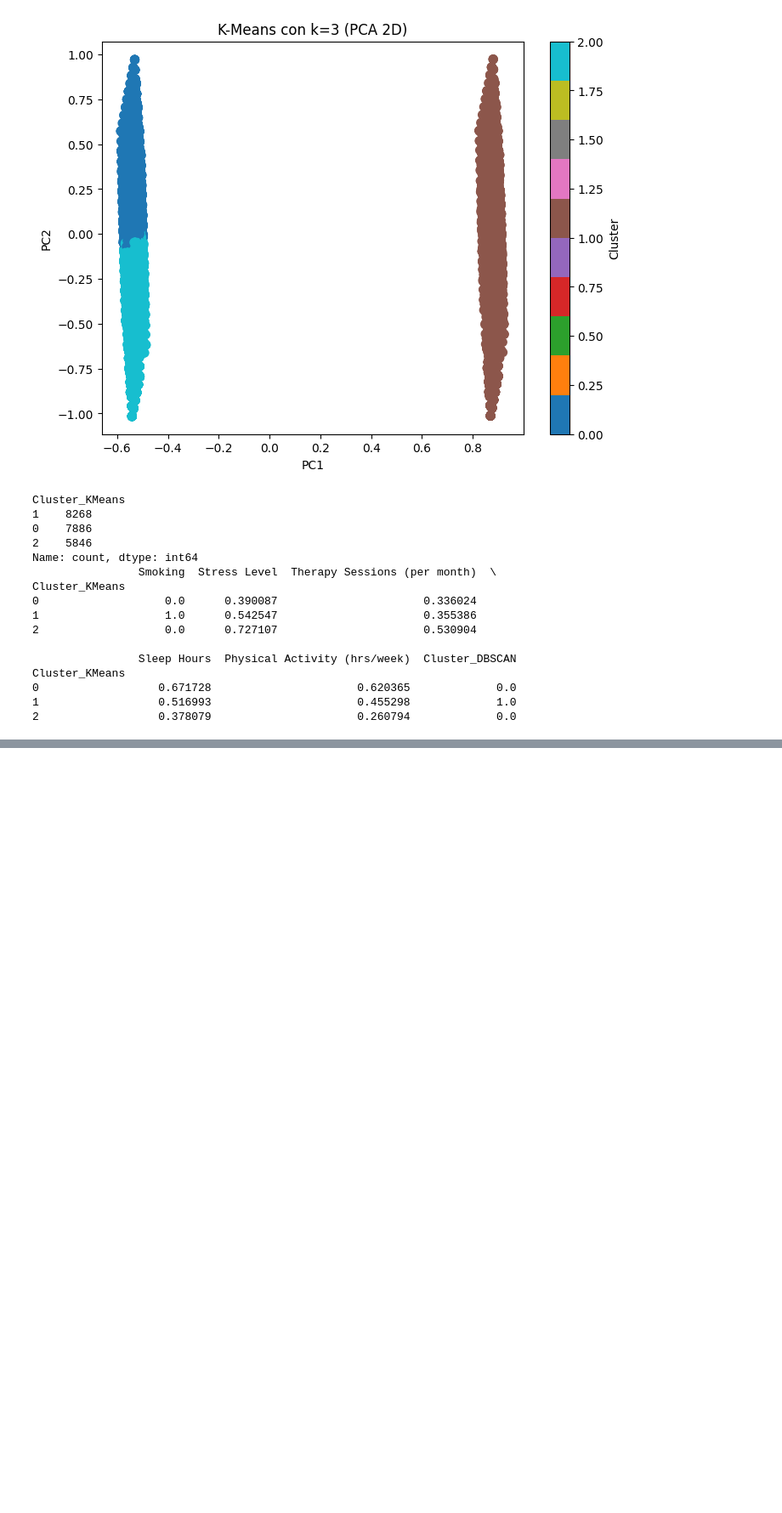
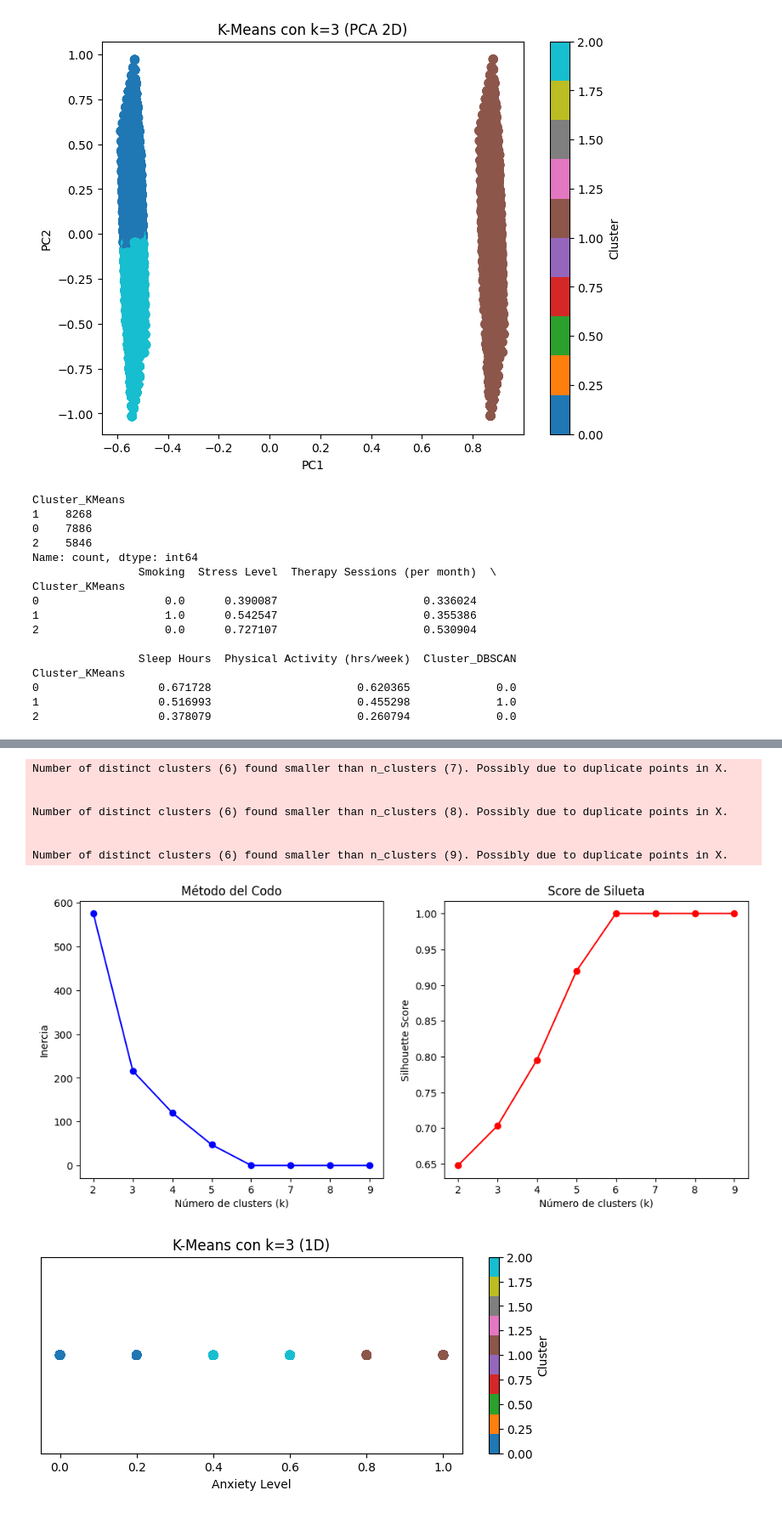
Before and after one commit to D2Giraldot/Anxiety_HMM_TdG, a Jupyter notebook: data-science-project/notebooks/DataLab4.ipynb, the cells around one changed output, grey strips where cells are left out. Shown at 85% size. Cells and saved outputs as stored; diff of their text form; code cells hidden in the pictures; blank space fills up the shorter version.

```diff
--- a/data-science-project/notebooks/DataLab4.ipynb
+++ b/data-science-project/notebooks/DataLab4.ipynb
@@ -565,0 +661,8 @@ La estructura porcentual del riesgo es: [0.23296513 0.21296423 0.22196463 0.1565
+# %%
+cols = [
+    'Anxiety Level'
+]
+
+# Filtra solo las columnas que existen en df_XDB_ID
+cols_exist = [col for col in cols if col in df_XDB_ID.columns]
+df_anx  = df_XDB_ID[cols_exist].copy()
@@ -565,0 +775,67 @@ La estructura porcentual del riesgo es: [0.23296513 0.21296423 0.22196463 0.1565
+# %%
+### K-Means
+# --- 0) Datos ---
+
+
+
+
+# 1. Cargar dataset
+# 2. Seleccionar variables no_observables
+no_observables = df_anx
+
+# 3. Método del codo para elegir k
+inertia = []
+silhouette = []
+K_range = range(2, 10)  # probar entre 2 y 9 clusters
+
+for k in K_range:
+    kmeans = KMeans(n_clusters=k, random_state=42, n_init=10)
+    kmeans.fit(no_observables)
+    inertia.append(kmeans.inertia_)
+    silhouette.append(silhouette_score(no_observables, kmeans.labels_))
+
+# Graficar método del codo
+plt.figure(figsize=(12,5))
+
+plt.subplot(1,2,1)
+plt.plot(K_range, inertia, 'bo-')
+plt.xlabel('Número de clusters (k)')
+plt.ylabel('Inercia')
+plt.title('Método del Codo')
+
+plt.subplot(1,2,2)
+plt.plot(K_range, silhouette, 'ro-')
+plt.xlabel('Número de clusters (k)')
+plt.ylabel('Silhouette Score')
+plt.title('Score de Silueta')
+
+plt.show()
+
+# 4. Ajustar modelo con el k óptimo (ejemplo k=3)
+k_optimo = 3
+kmeans = KMeans(n_clusters=k_optimo, random_state=42, n_init=10)
+df_selected["Cluster_KMeans"] = kmeans.fit_predict(no_observables)
+
+# 5. Visualización en 1D (solo hay una variable)
+plt.figure(figsize=(8, 3))
+plt.scatter(no_observables.values.flatten(), np.zeros_like(no_observables.values),
+            c=df_selected["Cluster_KMeans"], cmap="tab10", s=50)
+plt.title(f"K-Means con k={k_optimo} (1D)")
+plt.xlabel("Anxiety Level")
+plt.yticks([])
+plt.colorbar(label="Cluster")
+plt.show()
+
+# 6. Ver distribución y promedios por cluster
+print(df_selected["Cluster_KMeans"].value_counts())
+print(df_selected.groupby("Cluster_KMeans")[no_observables.columns].mean())
+# %% [output]
+Number of distinct clusters (6) found smaller than n_clusters (7). Possibly due to duplicate points in X.
+
+
+Number of distinct clusters (6) found smaller than n_clusters (8). Possibly due to duplicate points in X.
+
+
+Number of distinct clusters (6) found smaller than n_clusters (9). Possibly due to duplicate points in X.
+[figure, added]
+[figure, added]
```
Also changed, not shown: parts of 59 cells of this notebook, 6 other files.
